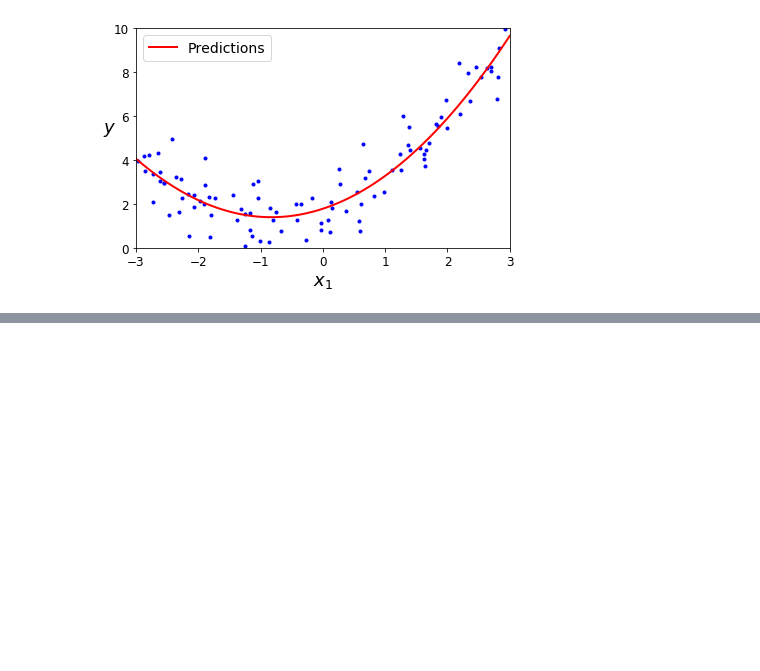
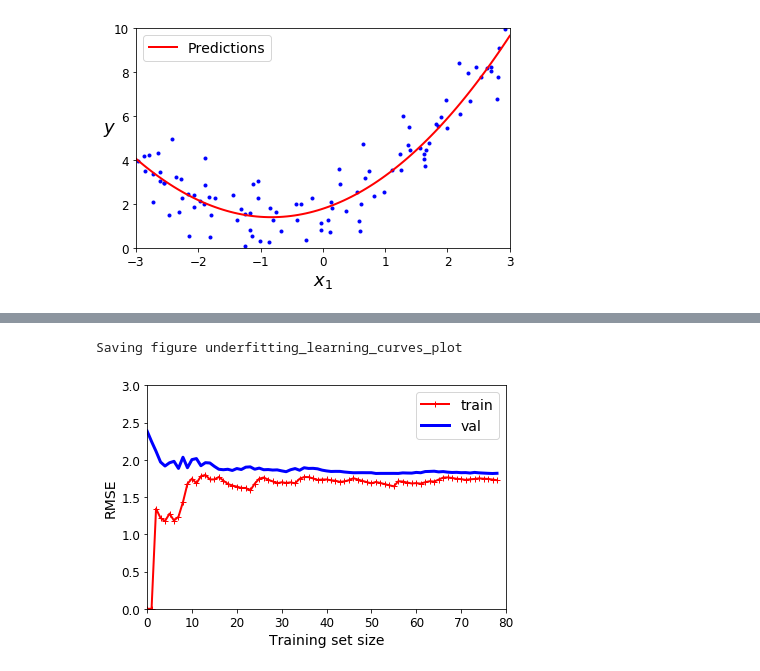
Before and after one commit to soarskyforward/machine-learning, a Jupyter notebook: training_linear_models.ipynb, the cells around one changed output, grey strips where cells are left out. Cells and saved outputs as stored; diff of their text form; code cells hidden in the pictures; blank space fills up the shorter version.

```diff
--- a/training_linear_models.ipynb
+++ b/training_linear_models.ipynb
@@ -309,0 +344,9 @@ Saving figure quadratic_predictions_plot
+# %%
+lin_reg = LinearRegression()
+plot_learning_curves(lin_reg, X, y)
+plt.axis([0, 80, 0, 3])                         # not shown in the book
+save_fig("underfitting_learning_curves_plot")   # not shown
+plt.show()                                      # not shown
+# %% [output]
+Saving figure underfitting_learning_curves_plot
+[figure, added]
```
Also changed, not shown: parts of 14 cells of this notebook, 9 other files.
